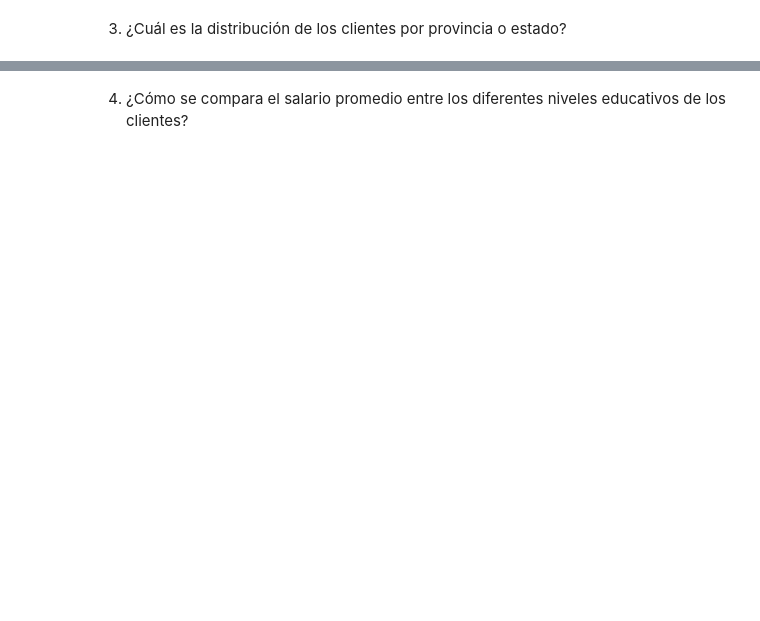
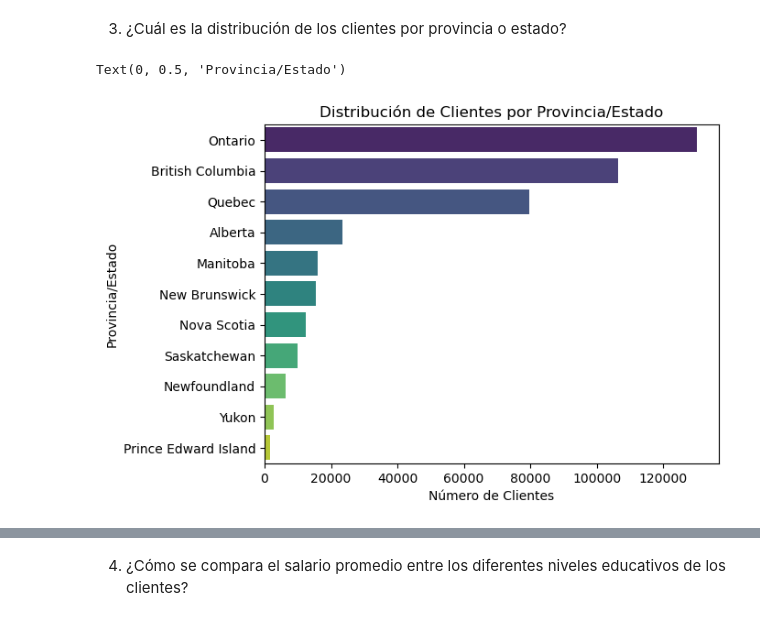
Before and after one commit to Adalab/bda-modulo-3-evaluacion-final-Maleni86, a Jupyter notebook: Evaluación_final.ipynb, the cells around one changed output, grey strips where cells are left out. Cells and saved outputs as stored; diff of their text form; code cells hidden in the pictures; blank space fills up the shorter version.

```diff
--- a/Evaluación_final.ipynb
+++ b/Evaluación_final.ipynb
@@ -488,0 +535,10 @@ df_unido.to_csv("df_final.csv")
+# %%
+province_counts = df_unido['Province'].value_counts().reset_index()
+province_counts.columns = ['Province', 'Count']
+sns.barplot(y='Province', x='Count', data=province_counts, palette='viridis')
+plt.title('Distribución de Clientes por Provincia/Estado')
+plt.xlabel('Número de Clientes')
+plt.ylabel('Provincia/Estado')
+# %% [output]
+Text(0, 0.5, 'Provincia/Estado')
+[figure, added]
```
Also changed, not shown: parts of 9 cells of this notebook.
